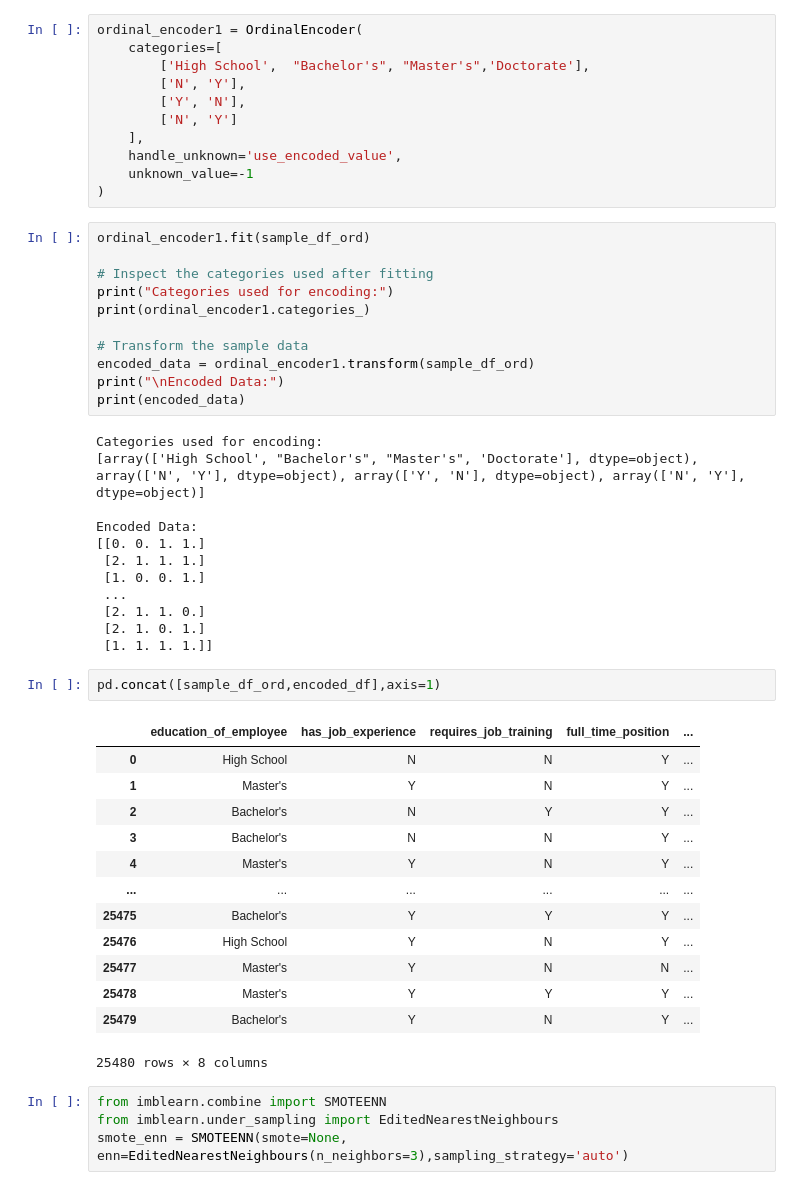
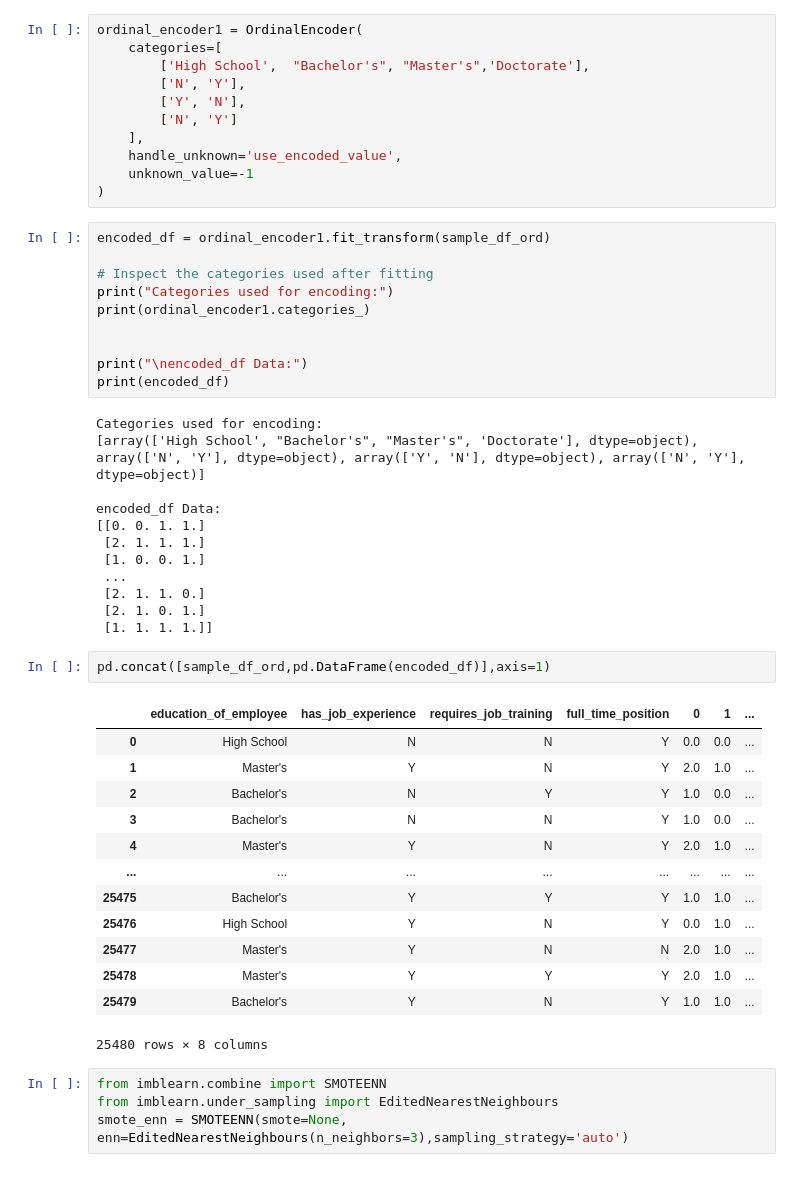
Before and after one commit to mkr9395/project-structure-ewb, a Jupyter notebook: notebooks/feature engineering.ipynb, the cells around one changed output. Cells and saved outputs as stored; diff of their text form.

```diff
--- a/notebooks/feature engineering.ipynb
+++ b/notebooks/feature engineering.ipynb
@@ -579,21 +579,20 @@ ordinal_encoder1 = OrdinalEncoder(
     unknown_value=-1
 )
 # %%
-ordinal_encoder1.fit(sample_df_ord)
+encoded_df = ordinal_encoder1.fit_transform(sample_df_ord)
 
 # Inspect the categories used after fitting
 print("Categories used for encoding:")
 print(ordinal_encoder1.categories_)
 
-# Transform the sample data
-encoded_data = ordinal_encoder1.transform(sample_df_ord)
-print("\nEncoded Data:")
-print(encoded_data)
+
+print("\nencoded_df Data:")
+print(encoded_df)
 # %% [output]
 Categories used for encoding:
 [array(['High School', "Bachelor's", "Master's", 'Doctorate'], dtype=object), array(['N', 'Y'], dtype=object), array(['Y', 'N'], dtype=object), array(['N', 'Y'], dtype=object)]
 
-Encoded Data:
+encoded_df Data:
 [[0. 0. 1. 1.]
  [2. 1. 1. 1.]
  [1. 0. 0. 1.]
@@ -602,20 +601,20 @@ Encoded Data:
  [2. 1. 0. 1.]
  [1. 1. 1. 1.]]
 # %%
-pd.concat([sample_df_ord,encoded_df],axis=1)
+pd.concat([sample_df_ord,pd.DataFrame(encoded_df)],axis=1)
 # %% [output]
-|  | education_of_employee | has_job_experience | requires_job_training | full_time_position | ... |
-| 0 | High School | N | N | Y | ... |
-| 1 | Master's | Y | N | Y | ... |
-| 2 | Bachelor's | N | Y | Y | ... |
-| 3 | Bachelor's | N | N | Y | ... |
-| 4 | Master's | Y | N | Y | ... |
-| ... | ... | ... | ... | ... | ... |
-| 25475 | Bachelor's | Y | Y | Y | ... |
-| 25476 | High School | Y | N | Y | ... |
-| 25477 | Master's | Y | N | N | ... |
-| 25478 | Master's | Y | Y | Y | ... |
-| 25479 | Bachelor's | Y | N | Y | ... |
+|  | education_of_employee | has_job_experience | requires_job_training | full_time_position | 0 | 1 | ... |
+| 0 | High School | N | N | Y | 0.0 | 0.0 | ... |
+| 1 | Master's | Y | N | Y | 2.0 | 1.0 | ... |
+| 2 | Bachelor's | N | Y | Y | 1.0 | 0.0 | ... |
+| 3 | Bachelor's | N | N | Y | 1.0 | 0.0 | ... |
+| 4 | Master's | Y | N | Y | 2.0 | 1.0 | ... |
+| ... | ... | ... | ... | ... | ... | ... | ... |
+| 25475 | Bachelor's | Y | Y | Y | 1.0 | 1.0 | ... |
+| 25476 | High School | Y | N | Y | 0.0 | 1.0 | ... |
+| 25477 | Master's | Y | N | N | 2.0 | 1.0 | ... |
+| 25478 | Master's | Y | Y | Y | 2.0 | 1.0 | ... |
+| 25479 | Bachelor's | Y | N | Y | 1.0 | 1.0 | ... |
 25480 rows × 8 columns
 # %%
 from imblearn.combine import SMOTEENN
```
Also changed, not shown: parts of 17 cells of this notebook, 4 other files.
